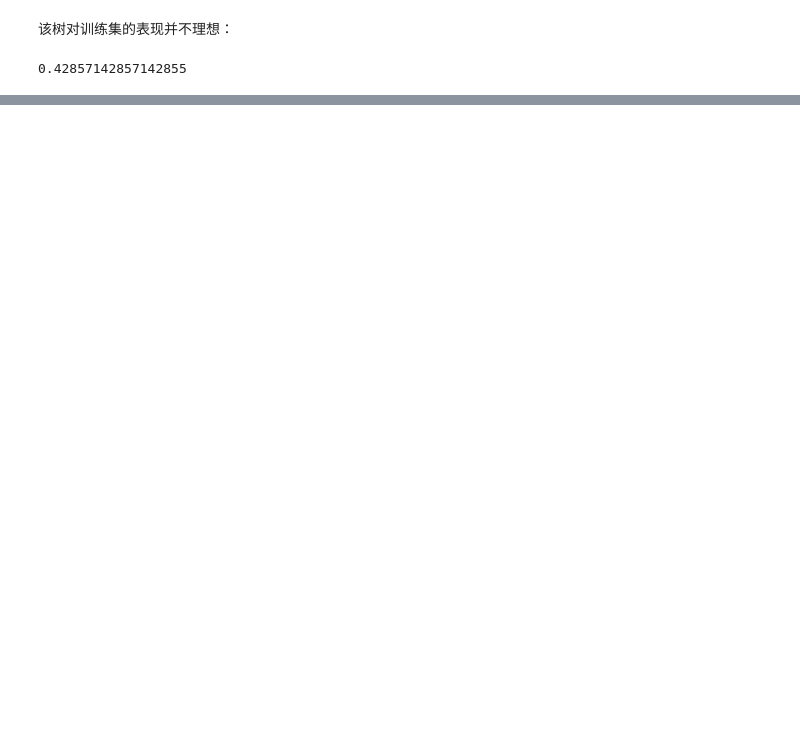
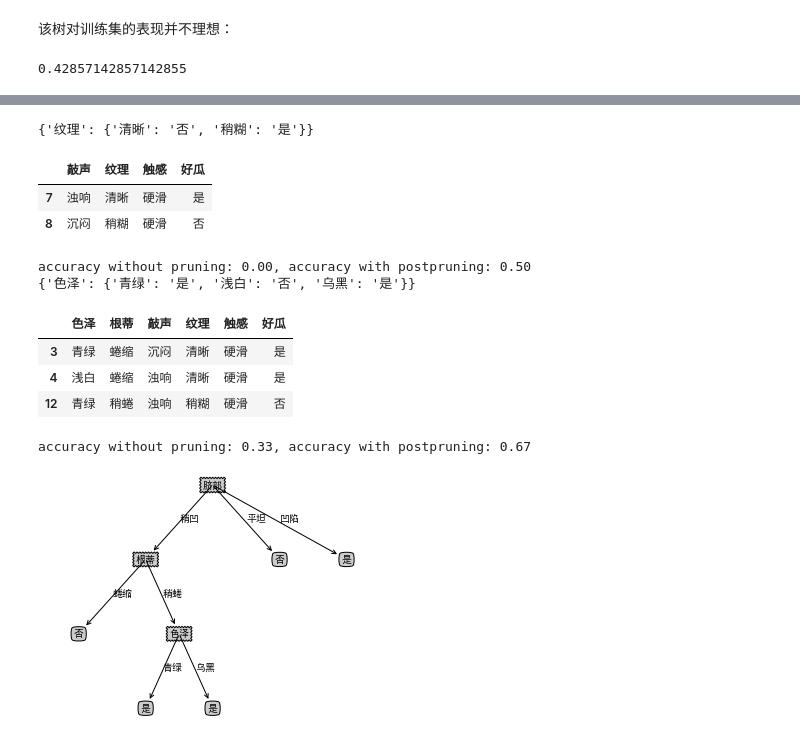
Before and after one commit to coder-ss/ss-cheat-sheet-ml, a Jupyter notebook: decision-tree/pruning.ipynb, the cells around one changed output, grey strips where cells are left out. Drawn from its saved outputs; the diff is of its cells as text; code cells hidden in the pictures; blank space fills up the shorter version.

Commit message:
postpruning

```diff
--- a/decision-tree/pruning.ipynb
+++ b/decision-tree/pruning.ipynb
@@ -397,0 +426,36 @@ KeyError: '稍凹'
+# %%
+def post_pruning(_tree, dt, lt):
+    a = list(_tree.keys())[0]
+
+    all_leaf = True
+    for aa in list(_tree[a].keys()):
+        if type(_tree[a][aa]).__name__ == 'dict':
+            all_leaf = False
+            _tree[a][aa] = post_pruning(_tree[a][aa], dt.loc[dt[a]==aa, :].drop(a, axis=1), lt.loc[dt[a]==aa, :])
+
+    if all_leaf:
+        print(_tree)
+        display(dt.join(lt))
+        a2 = accuracy(_tree, dt, lt)
+        a1 = accuracy(lt.iloc[:, 0].value_counts().idxmax(), dt, lt)
+        print("accuracy without pruning: %.2f, accuracy with postpruning: %.2f" % (a2, a1))
+        if a1 > a2:
+            _tree = lt.iloc[:, 0].value_counts().idxmax()
+
+    return _tree
+
+t_post = post_pruning(t, X_test, y_test)
+createPlot(t_post)
+# %% [output]
+{'纹理': {'清晰': '否', '稍糊': '是'}}
+|  | 敲声 | 纹理 | 触感 | 好瓜 |
+| 7 | 浊响 | 清晰 | 硬滑 | 是 |
+| 8 | 沉闷 | 稍糊 | 硬滑 | 否 |
+accuracy without pruning: 0.00, accuracy with postpruning: 0.50
+{'色泽': {'青绿': '是', '浅白': '否', '乌黑': '是'}}
+|  | 色泽 | 根蒂 | 敲声 | 纹理 | 触感 | 好瓜 |
+| 3 | 青绿 | 蜷缩 | 沉闷 | 清晰 | 硬滑 | 是 |
+| 4 | 浅白 | 蜷缩 | 浊响 | 清晰 | 硬滑 | 是 |
+| 12 | 青绿 | 稍蜷 | 浊响 | 稍糊 | 硬滑 | 否 |
+accuracy without pruning: 0.33, accuracy with postpruning: 0.67
+[figure, added]
```
Also changed, not shown: parts of 10 cells of this notebook.
